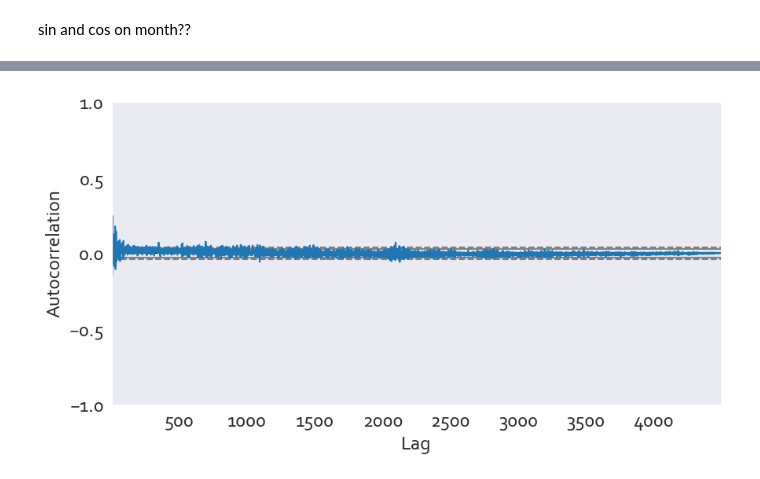
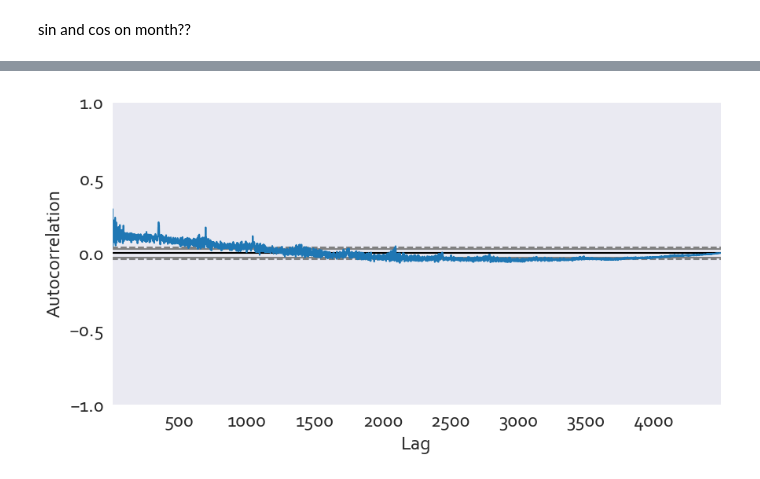
Before and after one commit to alexCCTcollege/CA-2, a Jupyter notebook: code 2.ipynb, the cells around one changed output, grey strips where cells are left out. Cells and saved outputs as stored; diff of their text form; code cells hidden in the pictures.

```diff
--- a/code 2.ipynb
+++ b/code 2.ipynb
@@ -376,6 +382,9 @@ Total.head()
 # %%
 Total.info()
 _date = '2023-01-01'
-Total = Total[Total['Date of Sale (dd/mm/yyyy)'] < _date]
+Total = Total[Total.index < _date]
+Total=Total[['# property']]
+Total['# property'] = Total['# property'].astype(np.int64)
+Total.head()
 # %% [output]
 <class 'pandas.core.frame.DataFrame'>
@@ -412,6 +427,4 @@ p = 0.05
 In the results, we can see that the p-value obtained from the test is less than 0.05 so we are going to reject the null hypothesis “Time series is stationary”, that means the time series is non-stationary.
 
 Since data needs to be stationary: log transformation
-# %%
-Total['_property_log'] = np.log(abs(Total['# property']))
 # %% [markdown]
@@ -419,9 +432,9 @@ Total['_property_log'] = np.log(abs(Total['# property']))
 # %%
-Total['year'] = pd.DatetimeIndex(Total['Date of Sale (dd/mm/yyyy)']).year
-Total['month'] = pd.DatetimeIndex(Total['Date of Sale (dd/mm/yyyy)']).month
-Total['day'] = pd.DatetimeIndex(Total['Date of Sale (dd/mm/yyyy)']).day
-Total['day_of_year'] = pd.DatetimeIndex(Total['Date of Sale (dd/mm/yyyy)']).dayofyear
-Total['week_of_year'] = pd.DatetimeIndex(Total['Date of Sale (dd/mm/yyyy)']).weekofyear
-Total['quarter'] = pd.DatetimeIndex(Total['Date of Sale (dd/mm/yyyy)']).quarter
+Total['year'] = pd.DatetimeIndex(Total.index).year
+Total['month'] = pd.DatetimeIndex(Total.index).month
+Total['day'] = pd.DatetimeIndex(Total.index).day
+Total['day_of_year'] = pd.DatetimeIndex(Total.index).dayofyear
+Total['week_of_year'] = pd.DatetimeIndex(Total.index).weekofyear
+Total['quarter'] = pd.DatetimeIndex(Total.index).quarter
 Total.head(1)
 # %% [output]
@@ -433,7 +448,7 @@ sin and cos on month??
 from statsmodels.tsa.seasonal import seasonal_decompose
 
 
-decomp = seasonal_decompose(Total['_property_log'], period=52, model='additive', extrapolate_trend='freq')
+decomp = seasonal_decompose(Total['# property'], period=52, model='additive', extrapolate_trend='freq')
 Total["property trend"] = decomp.trend
 Total["property seasonal"] = decomp.seasonal
 # %%
@@ -456,10 +472,10 @@ plt.show()
 # %%
 from pandas.plotting import autocorrelation_plot
 
-autocorrelation_plot(Total['_property_log'])
+autocorrelation_plot(Total['# property'])
 plt.show()
 # %% [output]
-[figure, old version]
+[figure, new version]
 # %%
 from statsmodels.graphics.tsaplots import plot_acf
 from statsmodels.graphics.tsaplots import plot_pacf
```
Also changed, not shown: parts of 34 cells of this notebook.
